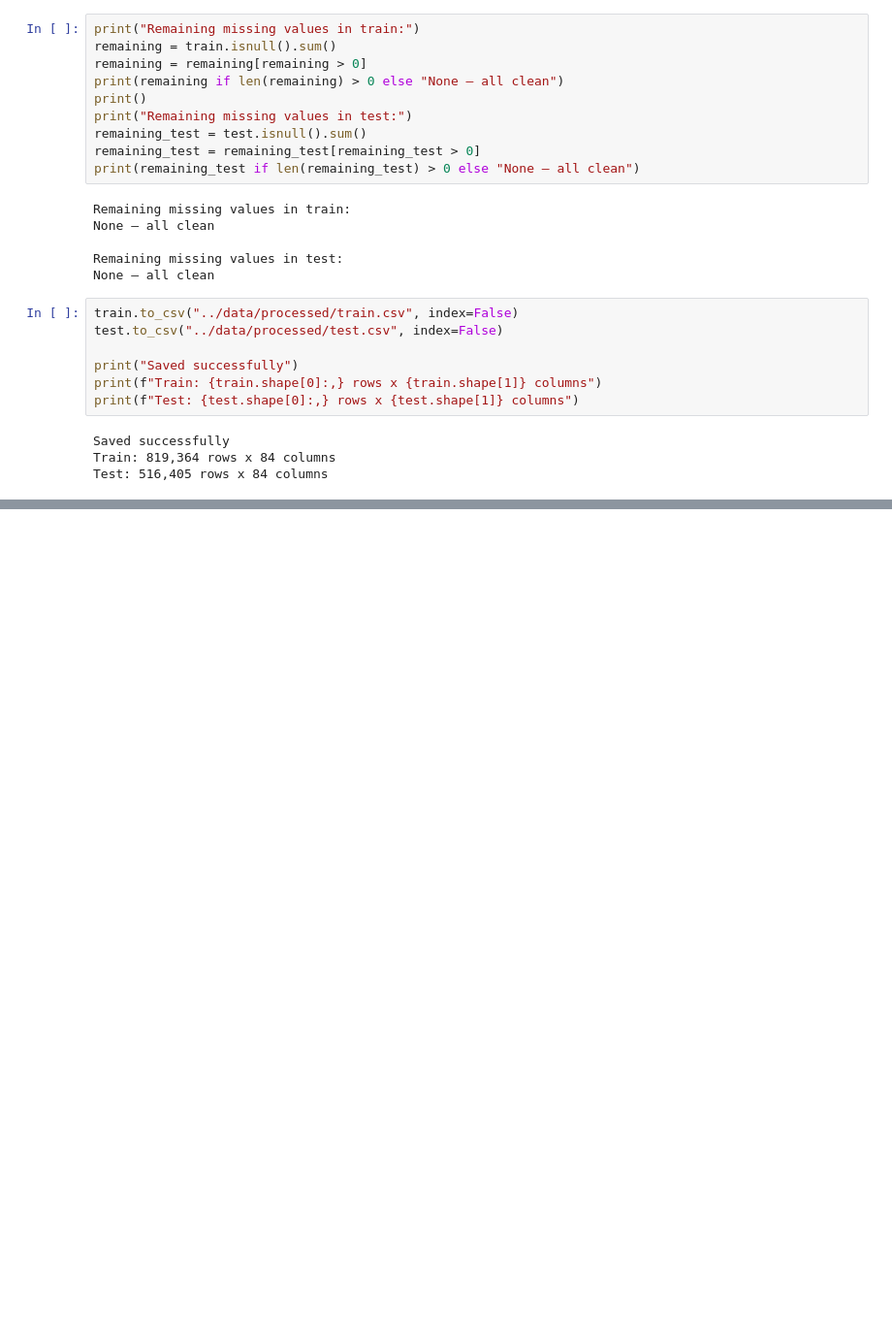
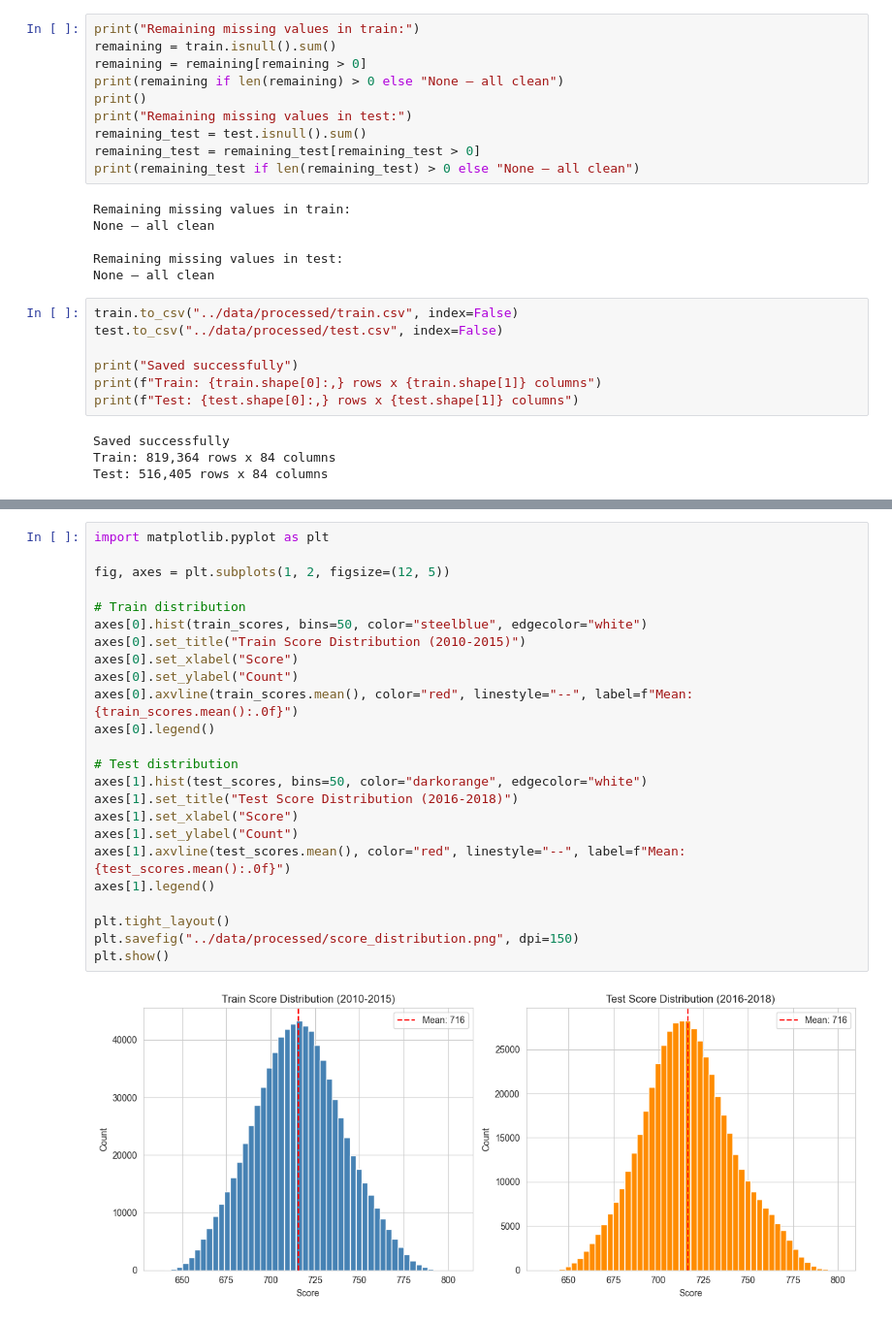
Before and after one commit to chetxn04/Credit_Risk_Scorecard, a Jupyter notebook: notebooks/01_eda.ipynb, the cells around one changed output, grey strips where cells are left out. Shown at 97% size. Saved outputs shown, nothing was run; the diff lists cells and outputs as text; blank space fills up the shorter version.

```diff
--- a/notebooks/01_eda.ipynb
+++ b/notebooks/01_eda.ipynb
@@ -627,0 +1448,26 @@ Test: 516,405 rows x 84 columns
+# %%
+import matplotlib.pyplot as plt
+
+fig, axes = plt.subplots(1, 2, figsize=(12, 5))
+
+# Train distribution
+axes[0].hist(train_scores, bins=50, color="steelblue", edgecolor="white")
+axes[0].set_title("Train Score Distribution (2010-2015)")
+axes[0].set_xlabel("Score")
+axes[0].set_ylabel("Count")
+axes[0].axvline(train_scores.mean(), color="red", linestyle="--", label=f"Mean: {train_scores.mean():.0f}")
+axes[0].legend()
+
+# Test distribution
+axes[1].hist(test_scores, bins=50, color="darkorange", edgecolor="white")
+axes[1].set_title("Test Score Distribution (2016-2018)")
+axes[1].set_xlabel("Score")
+axes[1].set_ylabel("Count")
+axes[1].axvline(test_scores.mean(), color="red", linestyle="--", label=f"Mean: {test_scores.mean():.0f}")
+axes[1].legend()
+
+plt.tight_layout()
+plt.savefig("../data/processed/score_distribution.png", dpi=150)
+plt.show()
+# %% [output]
+[figure, added]
```
Also changed, not shown: parts of 42 cells of this notebook, 10 other files.
